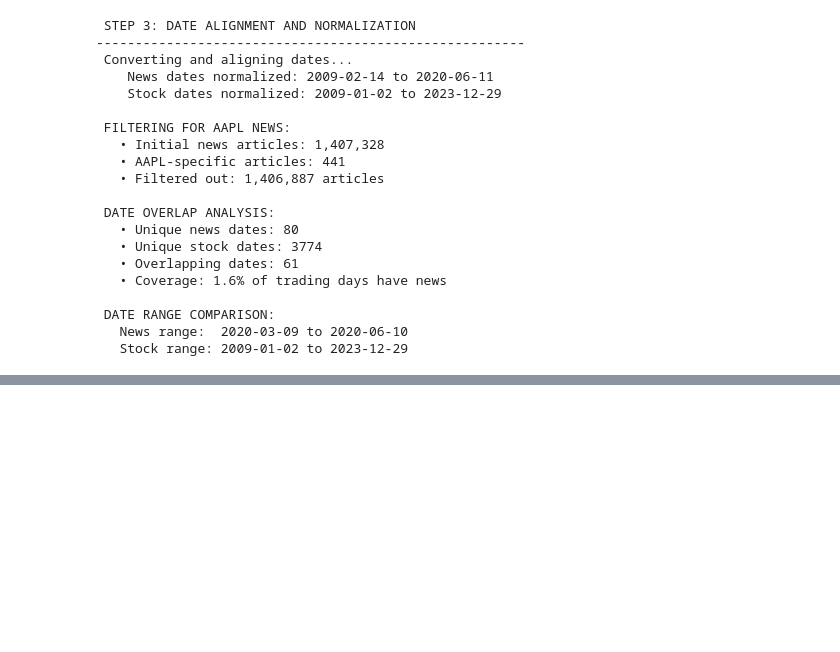
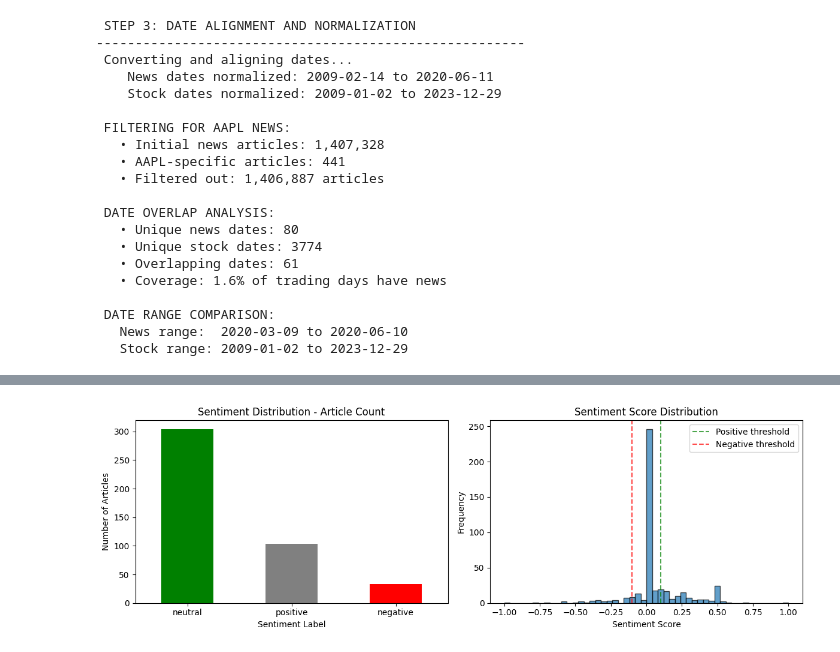
Before and after one commit to TsegayIS122123/news-sentiment-stocks-prediction-week1, a Jupyter notebook: notebooks/03_correlation_analysis.ipynb, the cells around one changed output, grey strips where cells are left out. Drawn from its saved outputs; the diff is of its cells as text; code cells hidden in the pictures; blank space fills up the shorter version.

```diff
--- a/notebooks/03_correlation_analysis.ipynb
+++ b/notebooks/03_correlation_analysis.ipynb
@@ -191,3 +191,68 @@ print(f"   Stock range: {min(stock_dates)} to {max(stock_dates)}")
  DATE RANGE COMPARISON:
    News range:  2020-03-09 to 2020-06-10
    Stock range: 2009-01-02 to 2023-12-29
+# %%
+# =============================================================================
+# STEP 4: SENTIMENT ANALYSIS ON NEWS HEADLINES
+# =============================================================================
+
+print("\n STEP 4: PERFORMING SENTIMENT ANALYSIS")
+print("-" * 50)
+
+# Analyze sentiment for each headline
+print(" Analyzing sentiment for each headline...")
+news_df['sentiment_score'] = news_df['headline'].apply(analyze_sentiment)
+news_df['sentiment_label'] = news_df['sentiment_score'].apply(get_sentiment_label)
+
+print(f"    Sentiment analysis complete for {len(news_df):,} headlines")
+
+# Sentiment distribution analysis
+sentiment_counts = news_df['sentiment_label'].value_counts()
+sentiment_stats = news_df['sentiment_score'].describe()
+
+print(f"\n SENTIMENT DISTRIBUTION:")
+print(f"   • Positive: {sentiment_counts.get('positive', 0):,} articles")
+print(f"   • Neutral:  {sentiment_counts.get('neutral', 0):,} articles")
+print(f"   • Negative: {sentiment_counts.get('negative', 0):,} articles")
+
+print(f"\n SENTIMENT SCORE STATISTICS:")
+print(f"   • Mean: {sentiment_stats['mean']:.3f}")
+print(f"   • Std:  {sentiment_stats['std']:.3f}")
+print(f"   • Min:  {sentiment_stats['min']:.3f}")
+print(f"   • Max:  {sentiment_stats['max']:.3f}")
+
+# Show sentiment examples
+print(f"\n SENTIMENT EXAMPLES:")
+positive_example = news_df[news_df['sentiment_label'] == 'positive'].iloc[0]
+negative_example = news_df[news_df['sentiment_label'] == 'negative'].iloc[0]
+neutral_example = news_df[news_df['sentiment_label'] == 'neutral'].iloc[0]
+
+print(f"    POSITIVE (Score: {positive_example['sentiment_score']:.3f}):")
+print(f"      '{positive_example['headline']}'")
+print(f"    NEGATIVE (Score: {negative_example['sentiment_score']:.3f}):")
+print(f"      '{negative_example['headline']}'")
+print(f"    NEUTRAL  (Score: {neutral_example['sentiment_score']:.3f}):")
+print(f"      '{neutral_example['headline']}'")
+
+# Visualize sentiment distribution
+plt.figure(figsize=(12, 4))
+
+plt.subplot(1, 2, 1)
+sentiment_counts.plot(kind='bar', color=['green', 'gray', 'red'])
+plt.title('Sentiment Distribution - Article Count')
+plt.xlabel('Sentiment Label')
+plt.ylabel('Number of Articles')
+plt.xticks(rotation=0)
+
+plt.subplot(1, 2, 2)
+plt.hist(news_df['sentiment_score'], bins=50, alpha=0.7, edgecolor='black')
+plt.axvline(x=0.1, color='green', linestyle='--', alpha=0.7, label='Positive threshold')
+plt.axvline(x=-0.1, color='red', linestyle='--', alpha=0.7, label='Negative threshold')
+plt.title('Sentiment Score Distribution')
+plt.xlabel('Sentiment Score')
+plt.ylabel('Frequency')
+plt.legend()
+
+plt.tight_layout()
+plt.show()
+# %% [output]
@@ -193,0 +276 @@ print(f"   Stock range: {min(stock_dates)} to {max(stock_dates)}")
+[figure, added]
```
Also changed, not shown: parts of 7 cells of this notebook.
